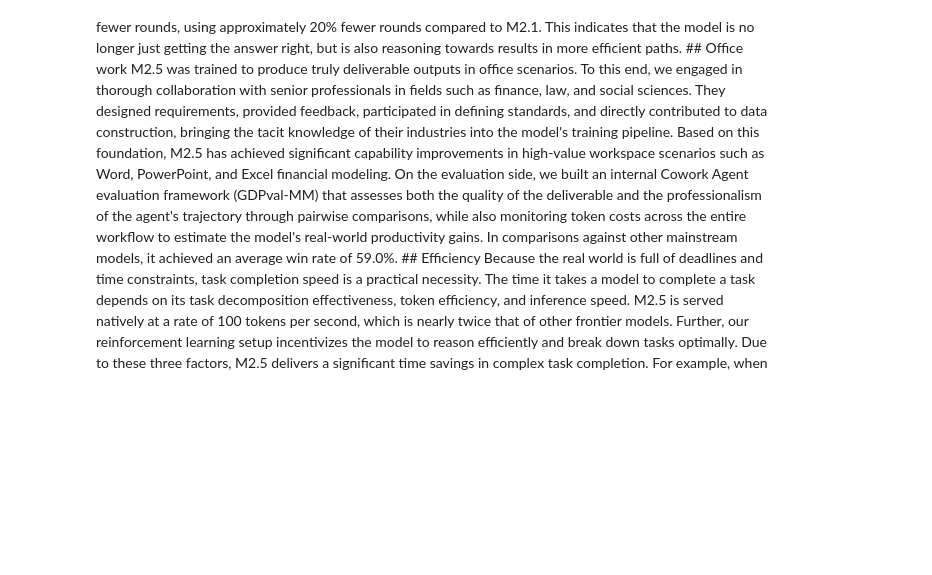
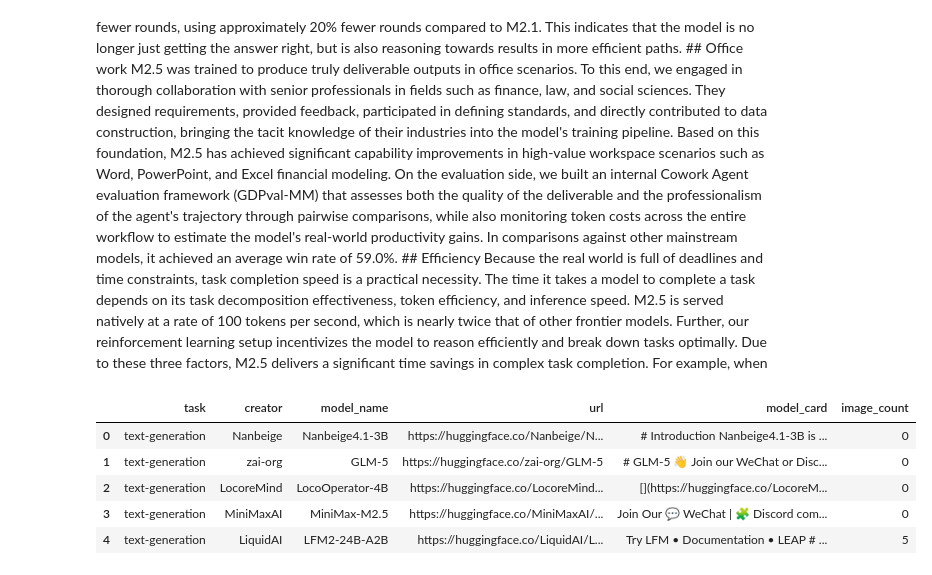
Before and after one commit to anuska58/huggingface-network, a Jupyter notebook: text_generation_reports.ipynb, the cells around one changed output. Cells and saved outputs as stored; diff of their text form; code cells hidden in the pictures; blank space fills up the shorter version.

```diff
--- a/text_generation_reports.ipynb
+++ b/text_generation_reports.ipynb
@@ -53,0 +75,12 @@ Join Our 💬 WeChat | 🧩 Discord community. MiniMax Agent | ⚡️ API | MCP
+# %%
+import pandas as pd
+
+load_data = pd.read_csv("task_generation_dataset.csv")
+load_data.head()
+# %% [output]
+|  | task | creator | model_name | url | model_card | image_count |
+| 0 | text-generation | Nanbeige | Nanbeige4.1-3B | https://huggingface.co/Nanbeige/N... | # Introduction Nanbeige4.1-3B is ... | 0 |
+| 1 | text-generation | zai-org | GLM-5 | https://huggingface.co/zai-org/GLM-5 | # GLM-5 👋 Join our WeChat or Disc... | 0 |
+| 2 | text-generation | LocoreMind | LocoOperator-4B | https://huggingface.co/LocoreMind... | [](https://huggingface.co/LocoreM... | 0 |
+| 3 | text-generation | MiniMaxAI | MiniMax-M2.5 | https://huggingface.co/MiniMaxAI/... | Join Our 💬 WeChat | 🧩 Discord com... | 0 |
+| 4 | text-generation | LiquidAI | LFM2-24B-A2B | https://huggingface.co/LiquidAI/L... | Try LFM • Documentation • LEAP # ... | 5 |
```
Also changed, not shown: parts of 6 cells of this notebook, 2 other files.
